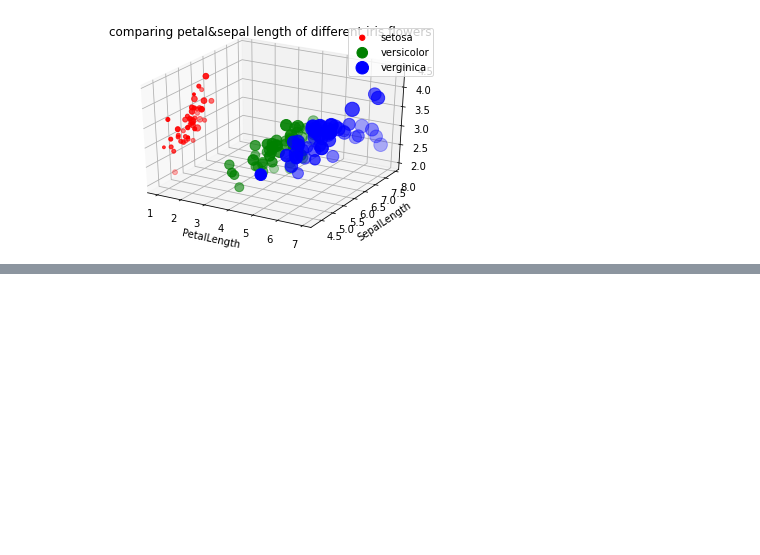
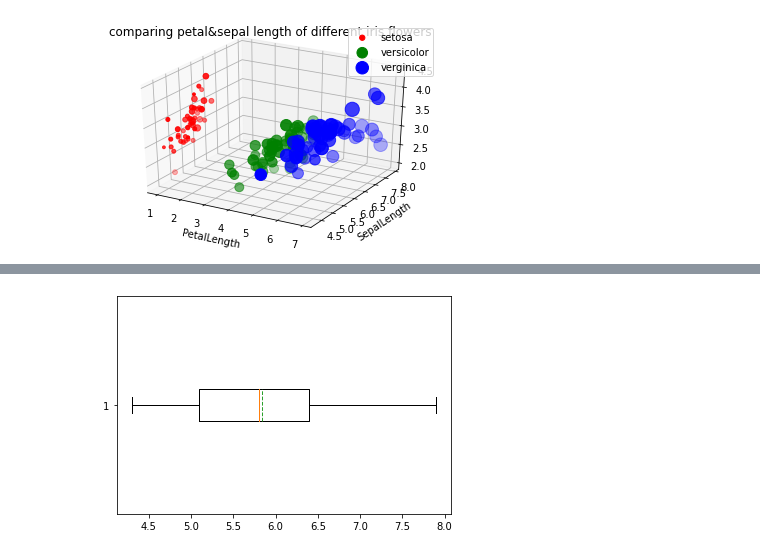
Before and after one commit to pondbaahh/data_viz_2022, a Jupyter notebook: DataViz02_Data_Distribution.ipynb, the cells around one changed output, grey strips where cells are left out. Drawn from its saved outputs; the diff is of its cells as text; code cells hidden in the pictures; blank space fills up the shorter version.

```diff
--- a/DataViz02_Data_Distribution.ipynb
+++ b/DataViz02_Data_Distribution.ipynb
@@ -185,0 +252,4 @@ plt.title('comparing petal&sepal length of different iris flowers');
+# %%
+ybp = plt.boxplot(df['SepalLength'],vert=False,meanline=True,showmeans=True)
+# %% [output]
+[figure, added]
```
Also changed, not shown: parts of 21 cells of this notebook.
